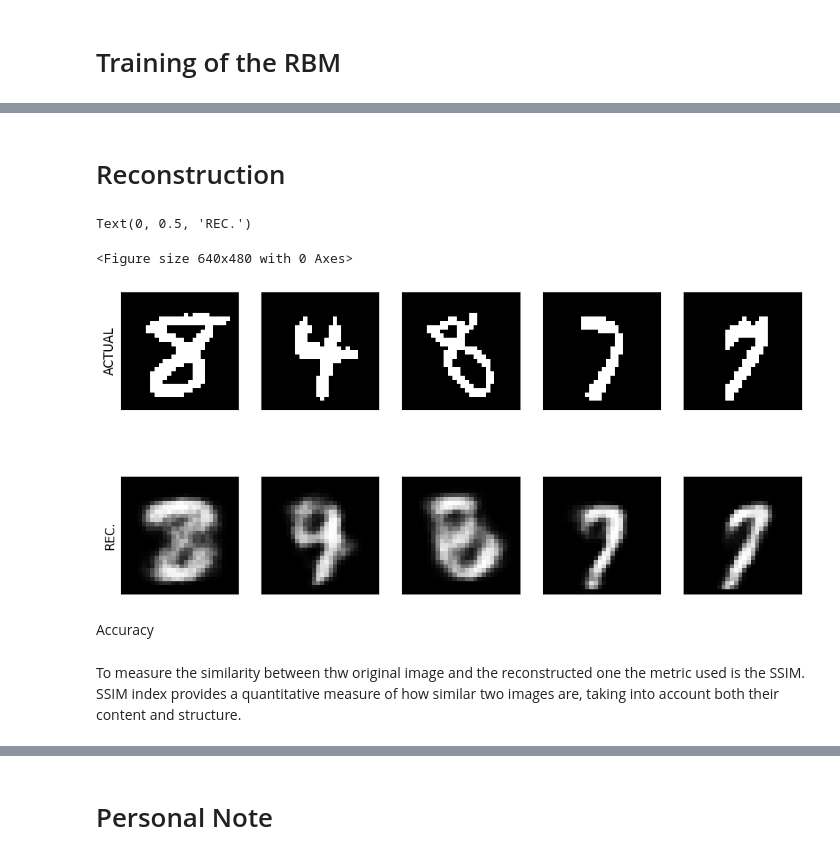
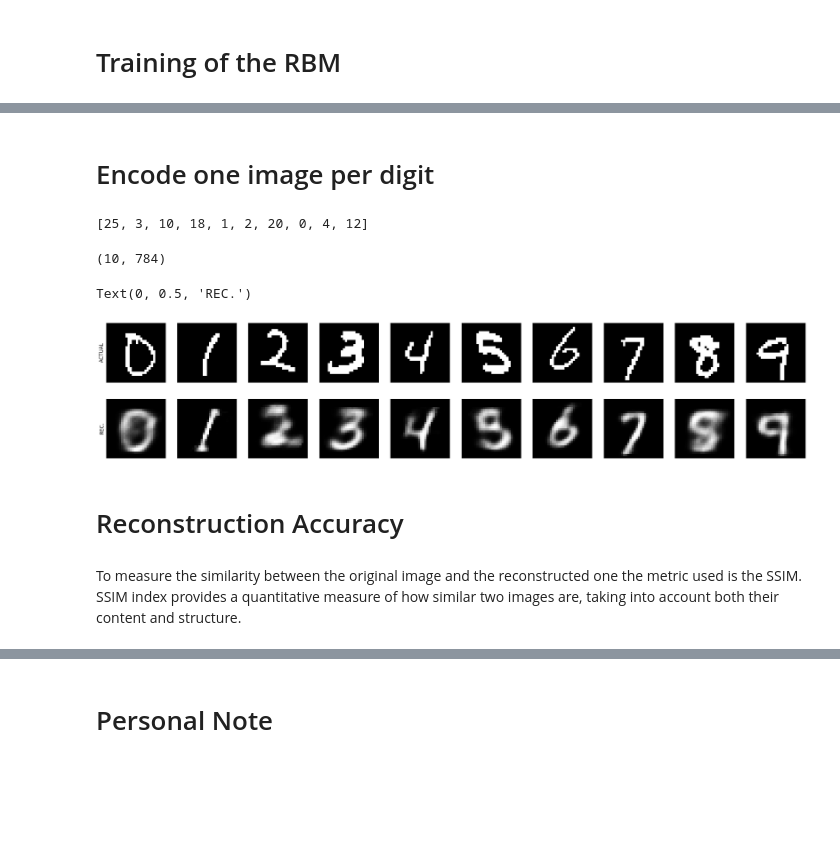
Before and after one commit to Sopralapanca/Pattern-Recognition, a Jupyter notebook: ASSIGNMENT_3_GIACOMO_CARFI_RBM.ipynb, the cells around one changed output, grey strips where cells are left out. Cells and saved outputs as stored; diff of their text form; code cells hidden in the pictures; blank space fills up the shorter version.

```diff
--- a/ASSIGNMENT_3_GIACOMO_CARFI_RBM.ipynb
+++ b/ASSIGNMENT_3_GIACOMO_CARFI_RBM.ipynb
@@ -146,9 +164,9 @@ class RBM():
 # %% [markdown]
 # Training of the RBM
 # %%
-# turn off the interactive mode of matplotlib in order to avoid multiple plots to show
+# turn off the interactive mode of matplotlib in order to avoid to show multiple plots
 plt.ioff()
-rbm = RBM(visible_dim=X_train.shape[1], hidden_dim=20)
-rbm.fit(X_train, epochs=30, batch_dim=16, lr=0.5)
+rbm = RBM(visible_dim=X_train.shape[1], hidden_dim=30)
+rbm.fit(X_train, epochs=20, batch_dim=128, lr=0.7)
 plt.ion()
 # %% [output]
@@ -198,2 +219,39 @@ Image(open('weights.gif','rb').read())
+# %% [markdown]
+# Encode one image per digit
+# %%
+# get one image of the test set for each digit
+# Create a list of indices for each digit
+digit_indices = [np.where(Y_test == str(i))[0][0] for i in range(10)]
+digit_indices
+# %% [output]
+[25, 3, 10, 18, 1, 2, 20, 0, 4, 12]
+# %%
+resticted_set = X_test[digit_indices]
+resticted_set.shape
+# %% [output]
+(10, 784)
+# %%
+reconstructed = rbm.reconstruct(resticted_set)
+# %%
+# show five sample images
+rows = 2
+columns = 10
+
+fig, axes = plt.subplots(rows, columns,sharey = True,figsize=(30, 6))
+for i in range(rows):
+    for j in range(columns):
+        if i==0:
+          axes[i, j].imshow(resticted_set[j].reshape(28, 28), cmap='gray')
+        else:
+          axes[i, j].imshow(reconstructed[j].reshape(28, 28), cmap='gray')
+
+        axes[i, j].tick_params(left = False, right = False , labelleft = False,
+                labelbottom = False, bottom = False)
+
+axes[0, 0].set_ylabel("ACTUAL", fontsize=12)
+axes[1, 0].set_ylabel("REC.", fontsize=12)
+# %% [output]
+Text(0, 0.5, 'REC.')
+[figure, added]
 # %% [markdown]
-# Reconstruction
+# Reconstruction Accuracy
@@ -202,28 +258,4 @@ reconstructed = rbm.reconstruct(X_test)
-# %%
-# show five sample images
-rows = 2
-columns = 5
-
-fig, axes = plt.subplots(rows, columns,sharey = True,figsize=(12, 6))
-for i in range(rows):
-    for j in range(columns):
-        if i==0:
-          axes[i, j].imshow(X_test[j].reshape(28, 28), cmap='gray')
-        else:
-          axes[i, j].imshow(reconstructed[j].reshape(28, 28), cmap='gray')
-
-        axes[i, j].tick_params(left = False, right = False , labelleft = False,
-                labelbottom = False, bottom = False)
-
-axes[0, 0].set_ylabel("ACTUAL", fontsize=12)
-axes[1, 0].set_ylabel("REC.", fontsize=12)
-# %% [output]
-Text(0, 0.5, 'REC.')
-<Figure size 640x480 with 0 Axes>
-[figure, removed]
-# %% [markdown]
-Accuracy
 # %% [markdown]
-To measure the similarity between thw original image and the reconstructed one the metric used is the SSIM. SSIM index provides a quantitative measure of how similar two images are, taking into account both their content and structure.
+To measure the similarity between the original image and the reconstructed one the metric used is the SSIM. SSIM index provides a quantitative measure of how similar two images are, taking into account both their content and structure.
 # %%
 from skimage.metrics import structural_similarity as ssim
```
Also changed, not shown: parts of 18 cells of this notebook.
